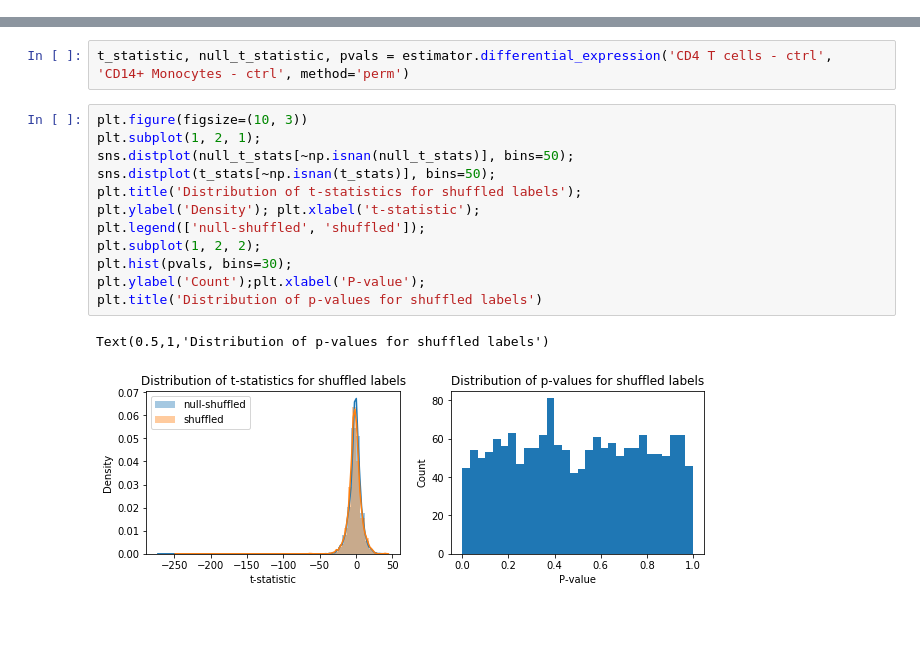
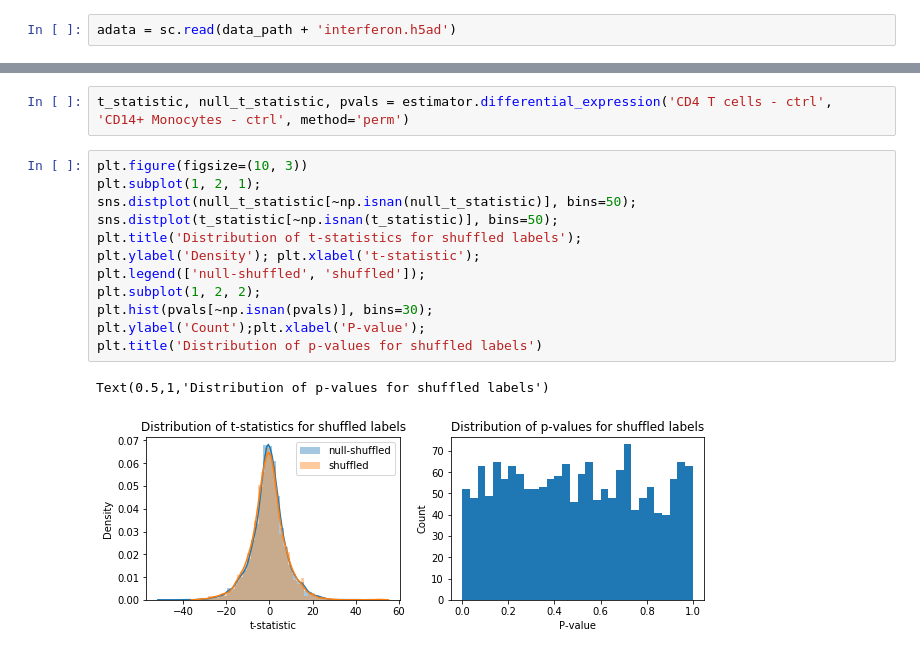
Before and after one commit to yelabucsf/scrna-parameter-estimation, a Jupyter notebook: examples/interferon_stimulation/interferon_stimulation_analysis.ipynb, the cells around one changed output, grey strips where cells are left out. Drawn from its saved outputs; the diff is of its cells as text; blank space fills up the shorter version.

```diff
--- a/examples/interferon_stimulation/interferon_stimulation_analysis.ipynb
+++ b/examples/interferon_stimulation/interferon_stimulation_analysis.ipynb
@@ -58,6 +60,8 @@ adata.write(data_path + 'interferon.h5ad')
 ... storing 'multiplets' as categorical
 # %% [markdown]
 ### Filter for singlets
+# %%
+adata = sc.read(data_path + 'interferon.h5ad')
 # %%
 adata = adata[(adata.obs.multiplets == 'singlet') & (adata.obs.cell != 'nan'), :].copy()
 # %%
@@ -244,15 +402,15 @@ t_statistic, null_t_statistic, pvals = estimator.differential_expression('CD4 T
 # %%
 plt.figure(figsize=(10, 3))
 plt.subplot(1, 2, 1);
-sns.distplot(null_t_stats[~np.isnan(null_t_stats)], bins=50);
-sns.distplot(t_stats[~np.isnan(t_stats)], bins=50);
+sns.distplot(null_t_statistic[~np.isnan(null_t_statistic)], bins=50);
+sns.distplot(t_statistic[~np.isnan(t_statistic)], bins=50);
 plt.title('Distribution of t-statistics for shuffled labels');
 plt.ylabel('Density'); plt.xlabel('t-statistic');
 plt.legend(['null-shuffled', 'shuffled']);
 plt.subplot(1, 2, 2);
-plt.hist(pvals, bins=30);
+plt.hist(pvals[~np.isnan(pvals)], bins=30);
 plt.ylabel('Count');plt.xlabel('P-value');
 plt.title('Distribution of p-values for shuffled labels')
 # %% [output]
 Text(0.5,1,'Distribution of p-values for shuffled labels')
-[figure, old version]
+[figure, new version]
```
Also changed, not shown: parts of 45 cells of this notebook, 7 other files.
